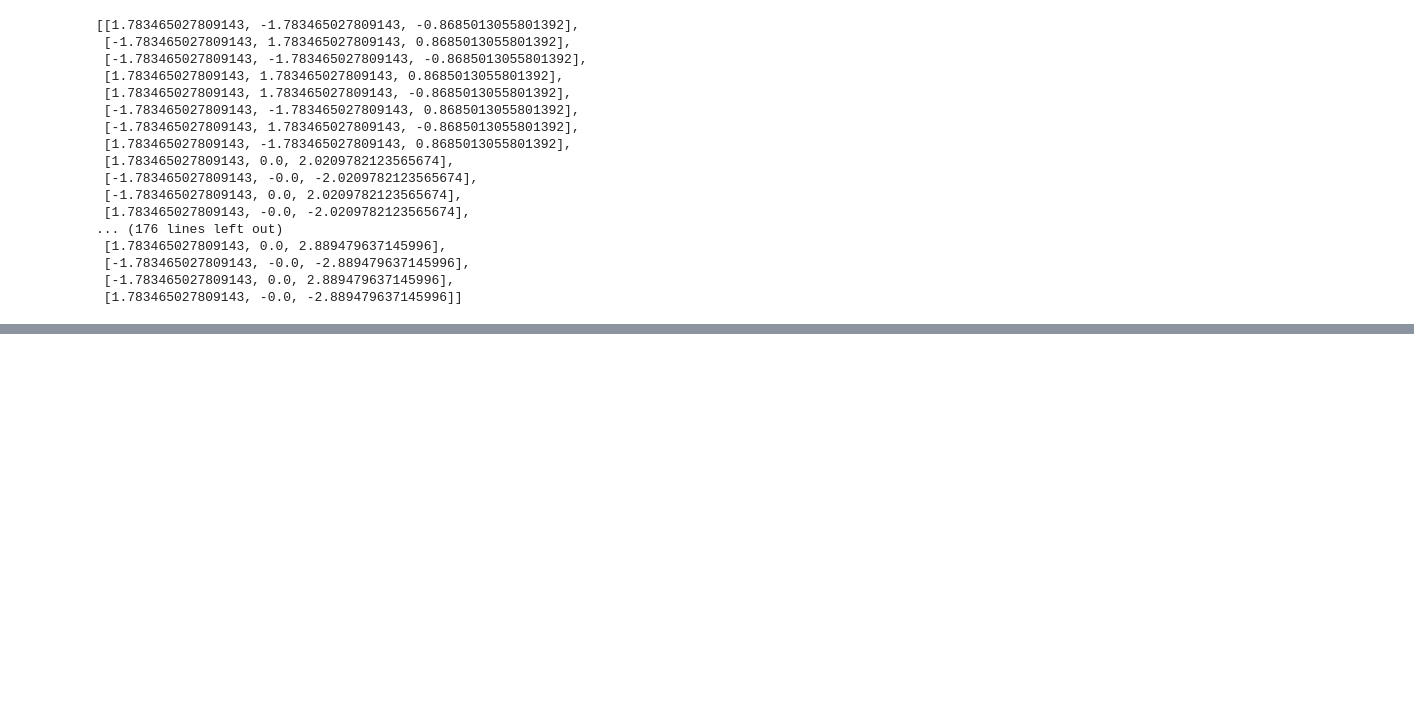
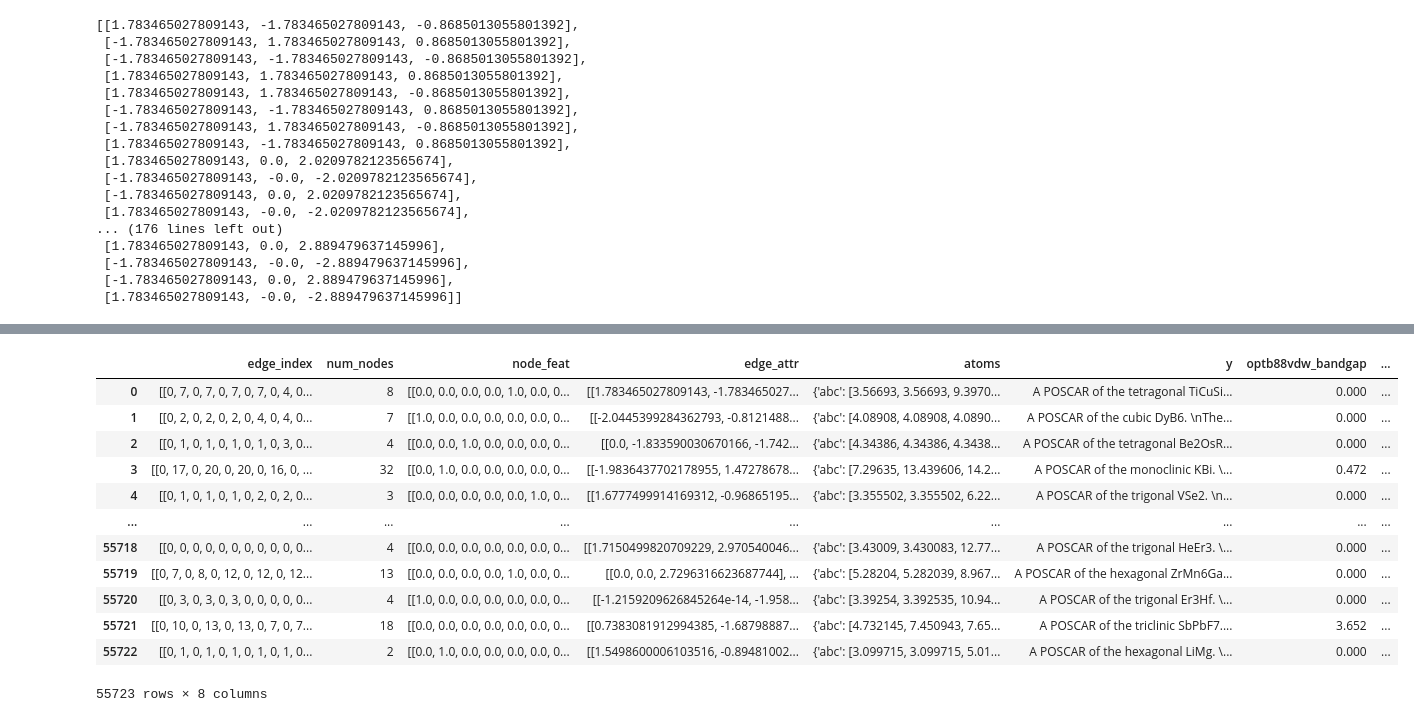
Before and after one commit to parkyjmit/CLaC, a Jupyter notebook: data/preprocess copy.ipynb, the cells around one changed output, grey strips where cells are left out. Cells and saved outputs as stored; diff of their text form; code cells hidden in the pictures; blank space fills up the shorter version.

```diff
--- a/data/preprocess copy.ipynb
+++ b/data/preprocess copy.ipynb
@@ -368,0 +392,22 @@ edge_feat.tolist()
+# %%
+data.keys()
+data_labels = data[['optb88vdw_bandgap', 'optb88vdw_total_energy']]
+# %%
+data = pd.read_parquet('/home/yj/PycharmProjects/MIT/CLaMP/dft_3d_2021_data.parquet')
+# merge data and data_labels
+data = pd.concat([data, data_labels], axis=1)
+data
+# %% [output]
+|  | edge_index | num_nodes | node_feat | edge_attr | atoms | y | optb88vdw_bandgap | ... |
+| 0 | [[0, 7, 0, 7, 0, 7, 0, 7, 0, 4, 0... | 8 | [[0.0, 0.0, 0.0, 0.0, 1.0, 0.0, 0... | [[1.783465027809143, -1.783465027... | {'abc': [3.56693, 3.56693, 9.3970... | A POSCAR of the tetragonal TiCuSi... | 0.000 | ... |
+| 1 | [[0, 2, 0, 2, 0, 2, 0, 4, 0, 4, 0... | 7 | [[1.0, 0.0, 0.0, 0.0, 0.0, 0.0, 0... | [[-2.0445399284362793, -0.8121488... | {'abc': [4.08908, 4.08908, 4.0890... | A POSCAR of the cubic DyB6. \nThe... | 0.000 | ... |
+| 2 | [[0, 1, 0, 1, 0, 1, 0, 1, 0, 3, 0... | 4 | [[0.0, 0.0, 1.0, 0.0, 0.0, 0.0, 0... | [[0.0, -1.833590030670166, -1.742... | {'abc': [4.34386, 4.34386, 4.3438... | A POSCAR of the tetragonal Be2OsR... | 0.000 | ... |
+| 3 | [[0, 17, 0, 20, 0, 20, 0, 16, 0, ... | 32 | [[0.0, 1.0, 0.0, 0.0, 0.0, 0.0, 0... | [[-1.9836437702178955, 1.47278678... | {'abc': [7.29635, 13.439606, 14.2... | A POSCAR of the monoclinic KBi. \... | 0.472 | ... |
+| 4 | [[0, 1, 0, 1, 0, 1, 0, 2, 0, 2, 0... | 3 | [[0.0, 0.0, 0.0, 0.0, 0.0, 1.0, 0... | [[1.6777499914169312, -0.96865195... | {'abc': [3.355502, 3.355502, 6.22... | A POSCAR of the trigonal VSe2. \n... | 0.000 | ... |
+| ... | ... | ... | ... | ... | ... | ... | ... | ... |
+| 55718 | [[0, 0, 0, 0, 0, 0, 0, 0, 0, 0, 0... | 4 | [[0.0, 0.0, 0.0, 0.0, 0.0, 0.0, 0... | [[1.7150499820709229, 2.970540046... | {'abc': [3.43009, 3.430083, 12.77... | A POSCAR of the trigonal HeEr3. \... | 0.000 | ... |
+| 55719 | [[0, 7, 0, 8, 0, 12, 0, 12, 0, 12... | 13 | [[0.0, 0.0, 0.0, 0.0, 1.0, 0.0, 0... | [[0.0, 0.0, 2.7296316623687744], ... | {'abc': [5.28204, 5.282039, 8.967... | A POSCAR of the hexagonal ZrMn6Ga... | 0.000 | ... |
+| 55720 | [[0, 3, 0, 3, 0, 3, 0, 0, 0, 0, 0... | 4 | [[1.0, 0.0, 0.0, 0.0, 0.0, 0.0, 0... | [[-1.2159209626845264e-14, -1.958... | {'abc': [3.39254, 3.392535, 10.94... | A POSCAR of the trigonal Er3Hf. \... | 0.000 | ... |
+| 55721 | [[0, 10, 0, 13, 0, 13, 0, 7, 0, 7... | 18 | [[0.0, 0.0, 0.0, 0.0, 0.0, 0.0, 0... | [[0.7383081912994385, -1.68798887... | {'abc': [4.732145, 7.450943, 7.65... | A POSCAR of the triclinic SbPbF7.... | 3.652 | ... |
+| 55722 | [[0, 1, 0, 1, 0, 1, 0, 1, 0, 1, 0... | 2 | [[0.0, 1.0, 0.0, 0.0, 0.0, 0.0, 0... | [[1.5498600006103516, -0.89481002... | {'abc': [3.099715, 3.099715, 5.01... | A POSCAR of the hexagonal LiMg. \... | 0.000 | ... |
+55723 rows × 8 columns
```
Also changed, not shown: parts of 4 cells of this notebook, 27 other files.
